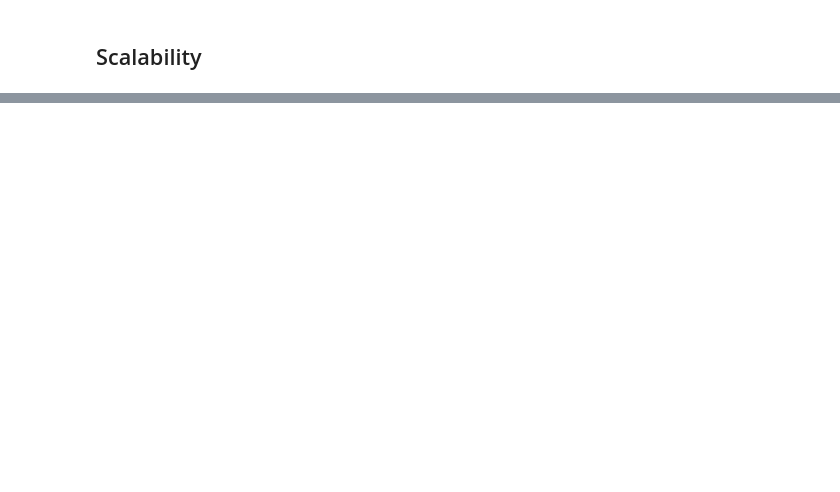
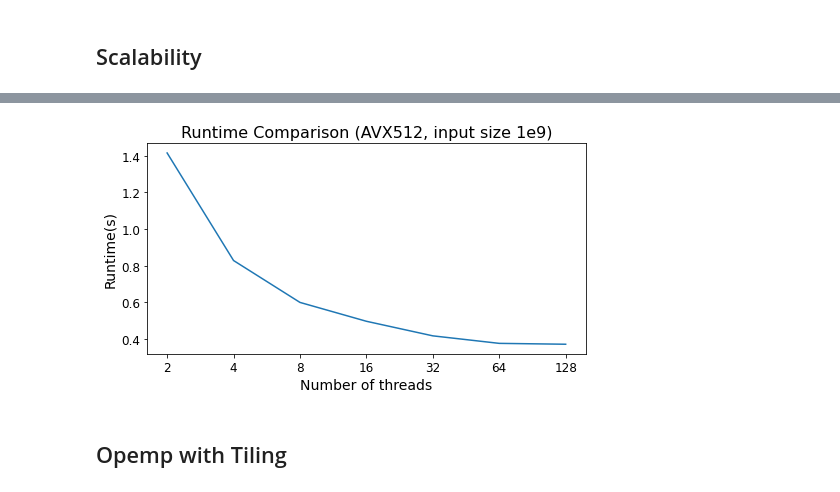
Before and after one commit to River12/DynamicQuantizeLinear, a Jupyter notebook: visualization.ipynb, the cells around one changed output, grey strips where cells are left out. Saved outputs shown, nothing was run; the diff lists cells and outputs as text; code cells hidden in the pictures; blank space fills up the shorter version.

```diff
--- a/visualization.ipynb
+++ b/visualization.ipynb
@@ -149,8 +147,5 @@ plt.show()
 # %%
-# TODO
-
-# threads: 1, 4, 8, 16, 32, 64
-
-# boxplot
-
-# plot average point
+# threads: 2, 4, 8, 16, 32, 64, 128, 256
+df = pd.read_csv("./result_ext_large/avx512_scalability.csv", header=None,
+                 names = ['2', '4', '8', '16', '32', '64', '128'])
+df.head()
@@ -156,0 +159,20 @@ plt.show()
+# %%
+# boxplot
+plt.figure(figsize=(7, 4))
+
+ax = df.mean().plot()
+
+# Add labels and title
+ax.set_xlabel('Number of threads', fontsize=14)
+ax.set_ylabel('Runtime(s)', fontsize=14)
+ax.set_title('Runtime Comparison (AVX512, input size 1e9)', fontsize=16)
+
+plt.xticks(fontsize=12)
+plt.yticks(fontsize=12)
+
+plt.tight_layout()
+plt.show()
+# %% [output]
+[figure, added]
+# %% [markdown]
+## Opemp with Tiling
```
Also changed, not shown: parts of 11 cells of this notebook, 9 other files.
